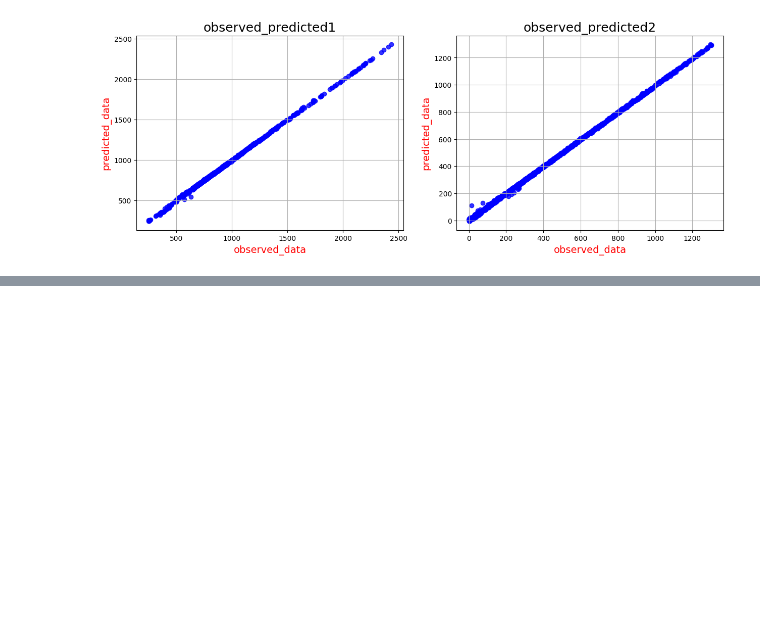
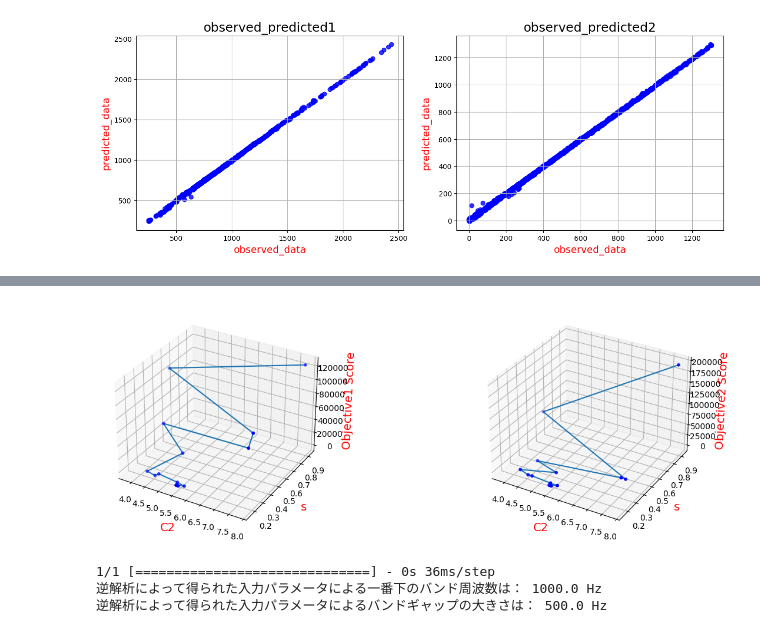
Before and after one commit to yuji-sgs/m1-reserch, a Jupyter notebook: MOPSO.ipynb, the cells around one changed output, grey strips where cells are left out. Saved outputs shown, nothing was run; the diff lists cells and outputs as text; code cells hidden in the pictures; blank space fills up the shorter version.

```diff
--- a/MOPSO.ipynb
+++ b/MOPSO.ipynb
@@ -295,0 +418,42 @@ Text(0, 0.5, 'predicted_data')
+# %%
+# 目的関数が減っていくようなC2とsのパラメータ更新を3次元グラフで可視化
+fig = plt.figure(figsize = (15, 5))
+
+# 3DAxesを追加
+ax1 = fig.add_subplot(1, 2, 1, projection='3d')
+ax2 = fig.add_subplot(1, 2, 2, projection='3d')
+
+# x,y,zに要素追加
+x = np.array(C2_scores)
+y = np.array(s_scores)
+z1 = np.array(obj1_scores)
+z2 = np.array(obj2_scores)
+
+# 目的関数1
+ax1.set_xlabel("C2", size = 14, color = "r")
+ax1.set_ylabel("s", size = 14, color = "r")
+ax1.set_zlabel("Objective1 Score", size = 14, color = "r")
+ax1.plot(x, y, z1)
+ax1.scatter(x, y, z1, s = 10, c = "blue")
+
+# 目的関数2
+ax2.set_xlabel("C2", size = 14, color = "r")
+ax2.set_ylabel("s", size = 14, color = "r")
+ax2.set_zlabel("Objective2 Score", size = 14, color = "r")
+ax2.plot(x, y, z2)
+ax2.scatter(x, y, z2, s = 10, c = "blue")
+
+plt.show()
+# %% [output]
+[figure, added]
+# %%
+# 逆解析で得たパラメータを学習済みモデルに入力し、yの結果を得る
+predicted_value = model.predict(np.array([[5.47690653, 0.15529706]]))
+
+# yを確認
+print("逆解析によって得られた入力パラメータによる一番下のバンド周波数は：", predicted_value[0][0][0], "Hz")
+print("逆解析によって得られた入力パラメータによるバンドギャップの大きさは：", predicted_value[1][0][0], "Hz")
+# %% [output]
+1/1 [==============================] - 0s 36ms/step
+逆解析によって得られた入力パラメータによる一番下のバンド周波数は： 1000.0 Hz
+逆解析によって得られた入力パラメータによるバンドギャップの大きさは： 500.0 Hz
```
Also changed, not shown: parts of 3 cells of this notebook.
